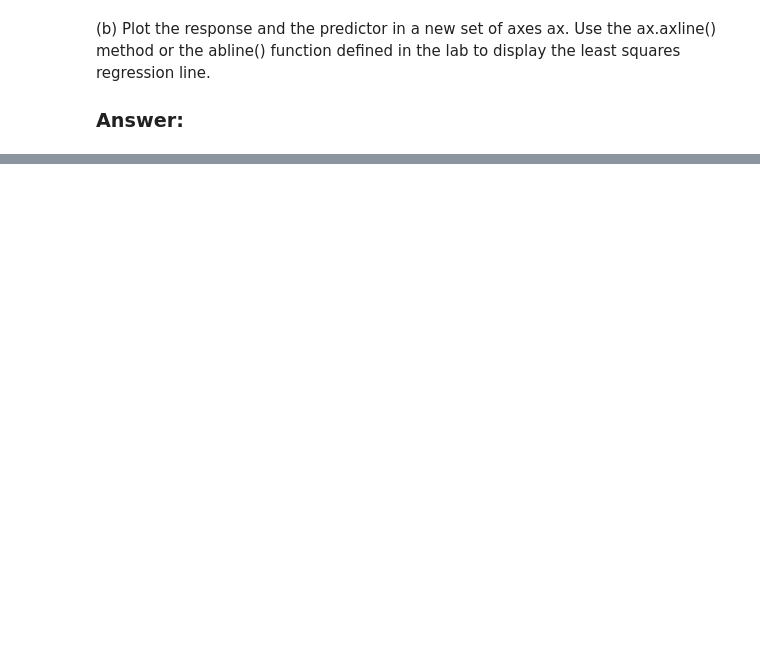
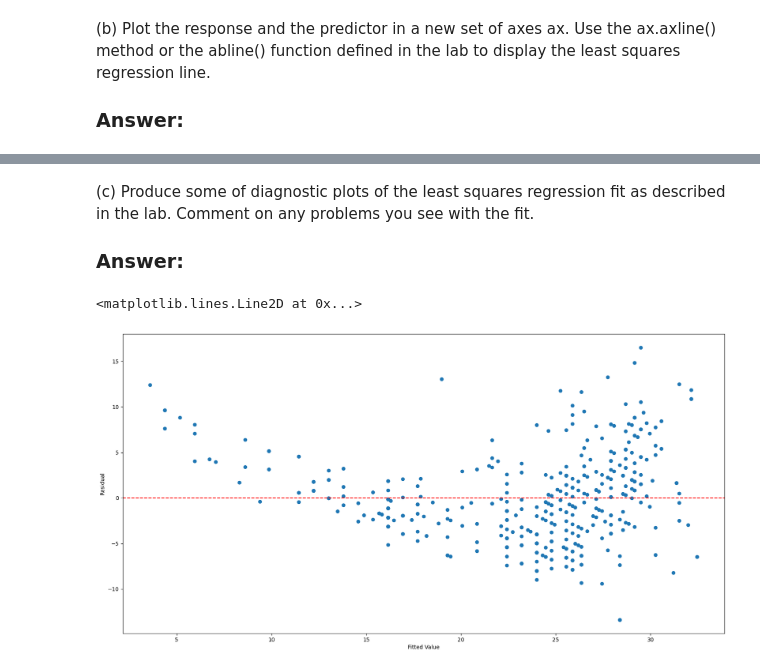
Before and after one commit to ki94mach/ISLP-Exercises, a Jupyter notebook: Chapter_03/Applied.ipynb, the cells around one changed output, grey strips where cells are left out. Saved outputs shown, nothing was run; the diff lists cells and outputs as text; code cells hidden in the pictures; blank space fills up the shorter version.

```diff
--- a/Chapter_03/Applied.ipynb
+++ b/Chapter_03/Applied.ipynb
@@ -74,0 +94,13 @@ The Prediction mean for 98 horsepower is [24.28] with 95% confidence interval of
+# %% [markdown]
+(c) Produce some of diagnostic plots of the least squares regression fit as described in the lab. Comment on any problems you see with the fit.
+
+### Answer:
+# %%
+fig, ax =plt.subplots(figsize=(20,10))
+ax.scatter(result.fittedvalues, result.resid)
+ax.set_xlabel('Fitted Value')
+ax.set_ylabel('Residual')
+ax.axhline(0, c='red', ls='--')
+# %% [output]
+<matplotlib.lines.Line2D at 0x...>
+[figure, added]
```
Also changed, not shown: parts of 18 cells of this notebook.
